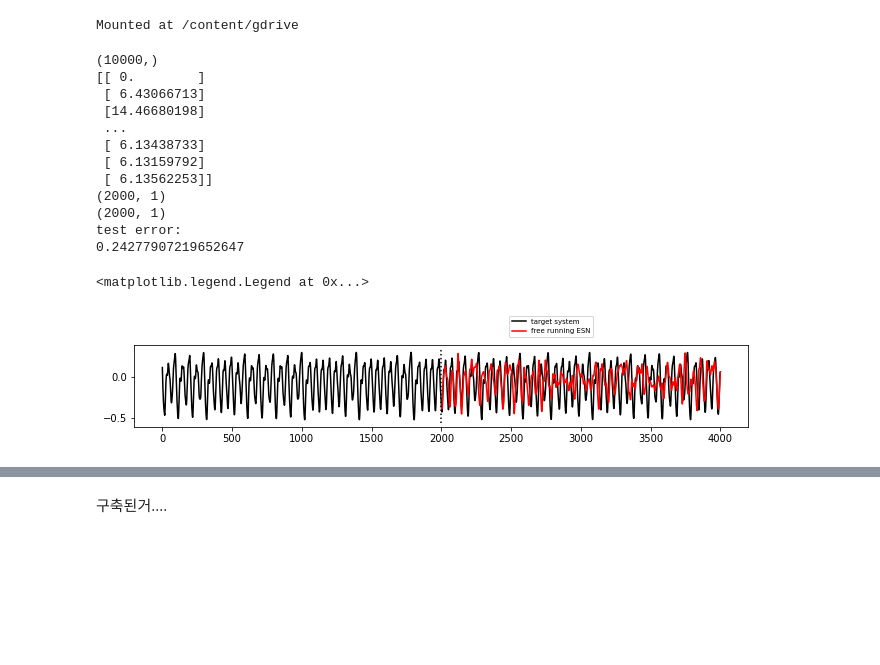
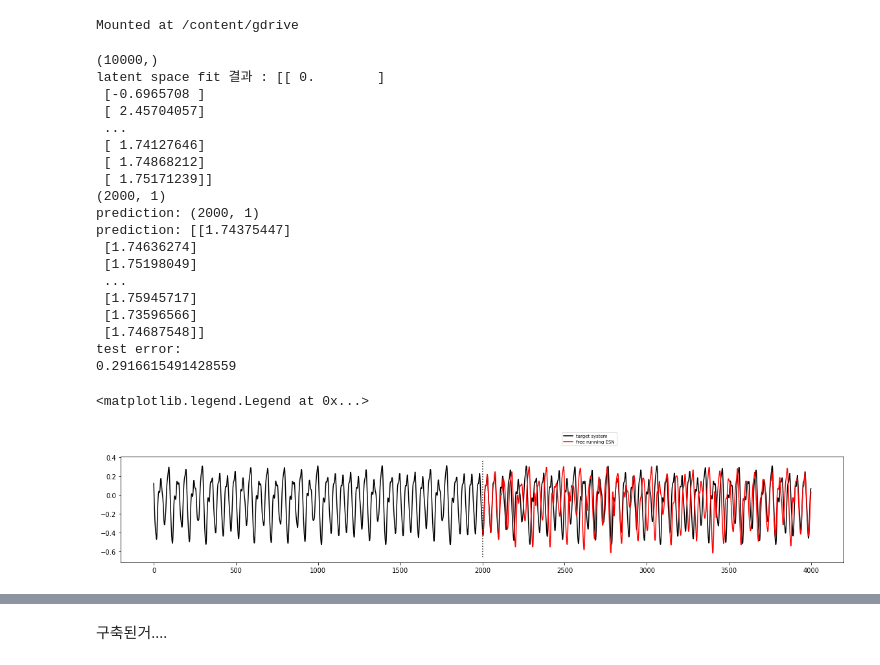
Before and after one commit to hyunku/Reservoir-Computing, a Jupyter notebook: UpdatingESN.ipynb, the cells around one changed output, grey strips where cells are left out. Saved outputs shown, nothing was run; the diff lists cells and outputs as text; code cells hidden in the pictures; blank space fills up the shorter version.

```diff
--- a/UpdatingESN.ipynb
+++ b/UpdatingESN.ipynb
@@ -160,7 +245,9 @@ class Encoder_ESN():
 
         # latents_val 차원 : (학습 데이터 수, latent 노드 수)
         latents_val = self.out_activation(np.dot(states, self.W_latent))
-        return latents_val
+
+        # use states for train W_latent, use latents_val for traditional esn(random W_latent without training)
+        return states, latents_val
 
     def predict(self, inputs, continuation=True):
         """
@@ -193,7 +280,7 @@ class Encoder_ESN():
             outputs[n + 1, :] = self.out_activation(np.dot(self.W_latent.T, # 새로운 데이터와 새로 학습한 reservoir뉴런 학습치를 이용하여 미래 예측
                                                            states[n + 1, :]))
 
-        return self.out_activation(outputs[1:])
+        return states[1:], self.out_activation(outputs[1:])
 # %%
 import numpy as np
 
@@ -468,4 +558,5 @@ Mounted at /content/gdrive
 # %%
+# non training W_latent
 from matplotlib import pyplot as plt
 import sys
 %matplotlib inline
@@ -475,51 +566,59 @@ print(data.shape)
 # encoder reservoir 환경 구축
 enc_esn = Encoder_ESN(n_inputs = 1,
           n_latents = 1,
-          n_reservoir = 500,
+          n_reservoir = 300,
           spectral_radius = 1.5,
           random_state=42)
 
 trainlen = 2000
 future = 2000
 # encoder reservoir 학습
-latent_training = enc_esn.fit(np.ones(trainlen))
-print(latent_training)
+reservoirs, latent_training = enc_esn.fit(np.ones(trainlen))
+print(f'latent space fit 결과 : {latent_training}')
 print(latent_training.shape)
 
 # target reservoir 구축
 target_esn = Target_ESN(n_inputs = latent_training.shape[1],
           n_outputs = 1,
-          n_reservoir = 500,
+          n_reservoir = 300,
           spectral_radius = 1.5,
           random_state=42)
 # target reservoir 학습
 target_train_in_reservoir = target_esn.fit(latent_training,data[:trainlen])
 
 # fit 된 encoder reservoir를 사용하여 새로운 입력으로 latent 값 추출
-prediction_lat = enc_esn.predict(np.ones(future))
-print(prediction_lat.shape)
+fitted_res, prediction_lat = enc_esn.predict(np.ones(future))
+print(f'prediction: {prediction_lat.shape}')
+print(f'prediction: {prediction_lat}')
 # latent를 fit된 target reservoir에 주입하여 target 값 예측
 prediction = target_esn.predict(prediction_lat)
 print("test error: \n"+str(np.sqrt(np.mean((prediction.flatten() - data[trainlen:trainlen+future])**2))))
 
-plt.figure(figsize=(11,1.5))
+plt.figure(figsize=(20,3))
 plt.plot(range(0,trainlen+future),data[0:trainlen+future],'k',label="target system")
 plt.plot(range(trainlen,trainlen+future),prediction,'r', label="free running ESN")
 lo,hi = plt.ylim()
 plt.plot([trainlen,trainlen],[lo+np.spacing(1),hi-np.spacing(1)],'k:')
 plt.legend(loc=(0.61,1.1),fontsize='x-small')
 # %% [output]
 (10000,)
-[[ 0.        ]
- [ 6.43066713]
- [14.46680198]
+latent space fit 결과 : [[ 0.        ]
+ [-0.6965708 ]
+ [ 2.45704057]
  ...
- [ 6.13438733]
- [ 6.13159792]
- [ 6.13562253]]
+ [ 1.74127646]
+ [ 1.74868212]
+ [ 1.75171239]]
 (2000, 1)
-(2000, 1)
+prediction: (2000, 1)
+prediction: [[1.74375447]
+ [1.74636274]
+ [1.75198049]
+ ...
+ [1.75945717]
+ [1.73596566]
+ [1.74687548]]
 test error:
-0.24277907219652647
+0.2916615491428559
 <matplotlib.legend.Legend at 0x...>
-[figure, old version]
+[figure, new version]
```
Also changed, not shown: parts of 7 cells of this notebook.
